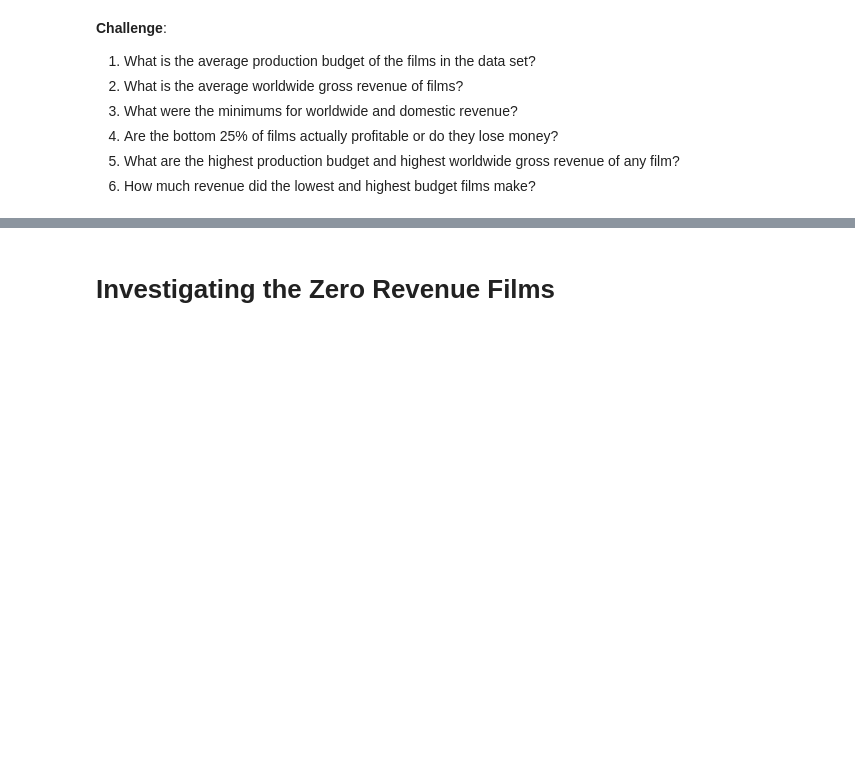
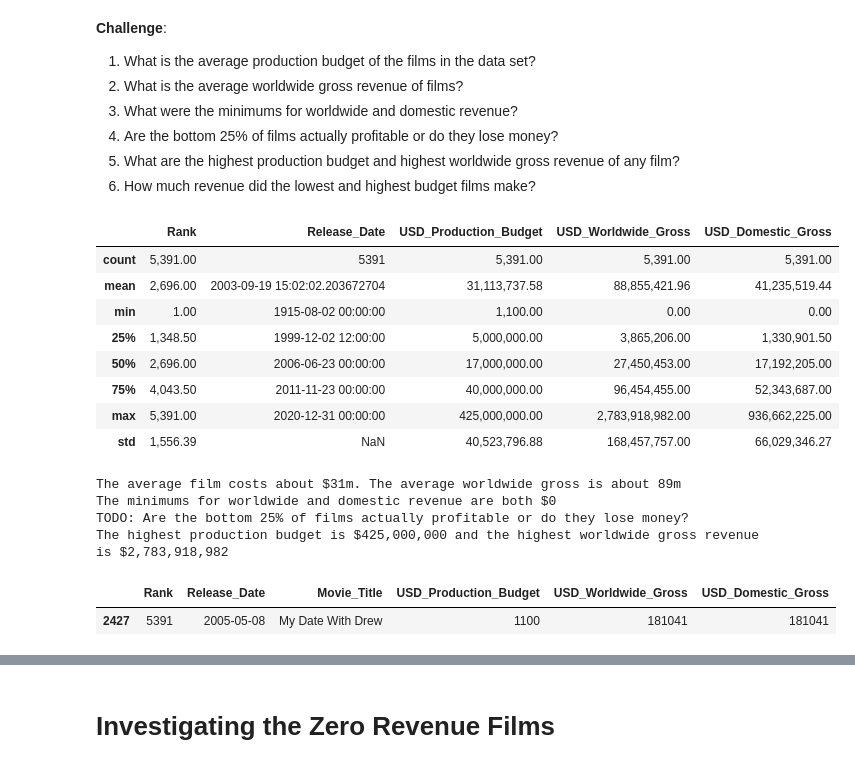
Before and after one commit to myDelevop/band-name-generator, a Jupyter notebook: udemy/day_78/Seaborn_and_Linear_Regression_(start).ipynb, the cells around one changed output, grey strips where cells are left out. Cells and saved outputs as stored; diff of their text form; code cells hidden in the pictures; blank space fills up the shorter version.

```diff
--- a/udemy/day_78/Seaborn_and_Linear_Regression_(start).ipynb
+++ b/udemy/day_78/Seaborn_and_Linear_Regression_(start).ipynb
@@ -129,3 +145,32 @@ data.sample(7)
 4. Are the bottom 25% of films actually profitable or do they lose money?
 5. What are the highest production budget and highest worldwide gross revenue of any film?
 6. How much revenue did the lowest and highest budget films make?
+# %%
+# print(f"The average production budget of the films in the dataset is: {round(data['USD_Production_Budget'].mean(), 2)}")
+data.describe()
+# %% [output]
+|  | Rank | Release_Date | USD_Production_Budget | USD_Worldwide_Gross | USD_Domestic_Gross |
+| count | 5,391.00 | 5391 | 5,391.00 | 5,391.00 | 5,391.00 |
+| mean | 2,696.00 | 2003-09-19 15:02:02.203672704 | 31,113,737.58 | 88,855,421.96 | 41,235,519.44 |
+| min | 1.00 | 1915-08-02 00:00:00 | 1,100.00 | 0.00 | 0.00 |
+| 25% | 1,348.50 | 1999-12-02 12:00:00 | 5,000,000.00 | 3,865,206.00 | 1,330,901.50 |
+| 50% | 2,696.00 | 2006-06-23 00:00:00 | 17,000,000.00 | 27,450,453.00 | 17,192,205.00 |
+| 75% | 4,043.50 | 2011-11-23 00:00:00 | 40,000,000.00 | 96,454,455.00 | 52,343,687.00 |
+| max | 5,391.00 | 2020-12-31 00:00:00 | 425,000,000.00 | 2,783,918,982.00 | 936,662,225.00 |
+| std | 1,556.39 | NaN | 40,523,796.88 | 168,457,757.00 | 66,029,346.27 |
+# %%
+print("The average film costs about $31m. The average worldwide gross is about 89m")
+print("The minimums for worldwide and domestic revenue are both $0")
+print("TODO: Are the bottom 25% of films actually profitable or do they lose money?")
+print("The highest production budget is $425,000,000 and the highest worldwide gross revenue is $2,783,918,982")
+# %% [output]
+The average film costs about $31m. The average worldwide gross is about 89m
+The minimums for worldwide and domestic revenue are both $0
+TODO: Are the bottom 25% of films actually profitable or do they lose money?
+The highest production budget is $425,000,000 and the highest worldwide gross revenue is $2,783,918,982
+# %%
+#6. How much revenue did the lowest budget films make?
+data[data.USD_Production_Budget == 1100.00]
+# %% [output]
+|  | Rank | Release_Date | Movie_Title | USD_Production_Budget | USD_Worldwide_Gross | USD_Domestic_Gross |
+| 2427 | 5391 | 2005-05-08 | My Date With Drew | 1100 | 181041 | 181041 |
```
Also changed, not shown: parts of 6 cells of this notebook.
